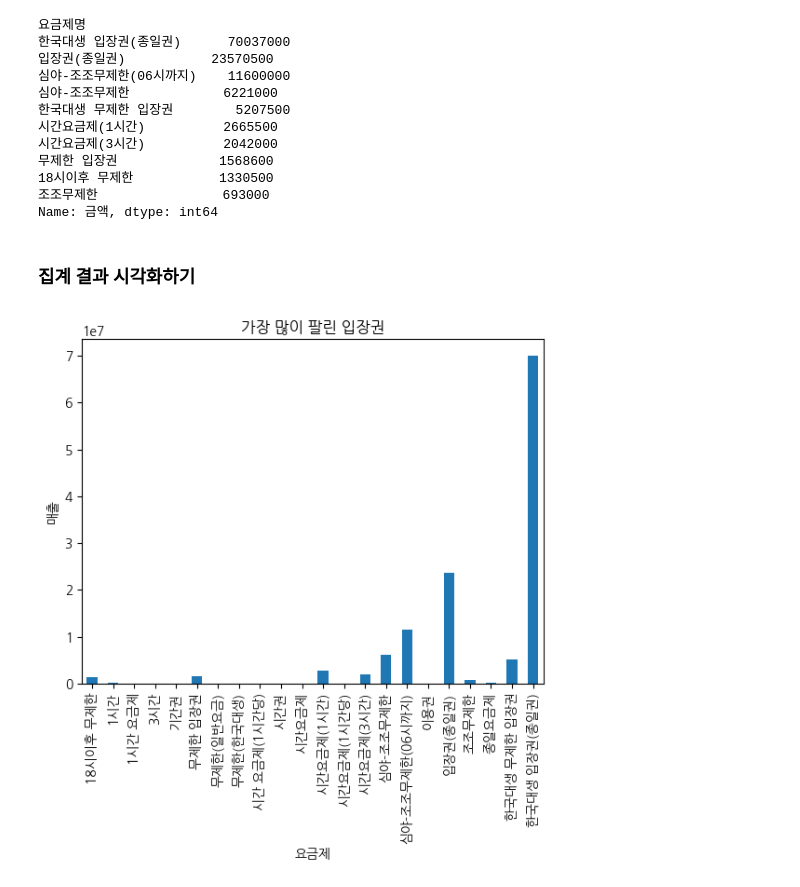
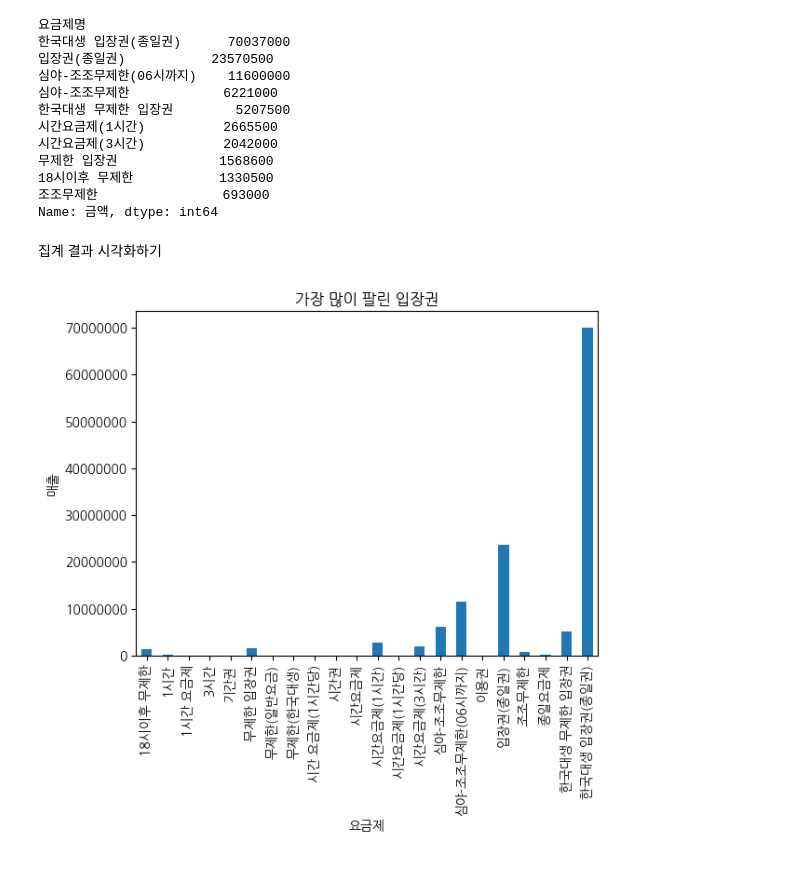
Before and after one commit to JibingJung/AIFFEL_online2nd, a Jupyter notebook: [E-01]modu_cafe_data_analysis.ipynb, the cells around one changed output. Cells and saved outputs as stored; diff of their text form; code cells hidden in the pictures.

```diff
--- a/[E-01]modu_cafe_data_analysis.ipynb
+++ b/[E-01]modu_cafe_data_analysis.ipynb
@@ -269,13 +304,15 @@ tickets.sort_values(ascending=False)[:10]
 조조무제한                693000
 Name: 금액, dtype: int64
 # %% [markdown]
-### 집계 결과 시각화하기
+집계 결과 시각화하기
 # %%
 ax = tickets.plot(kind='bar')
+
+plt.ticklabel_format(axis='y',useOffset=False, style='plain') # 출처 참고
 
 plt.title('가장 많이 팔린 입장권')
 plt.xlabel('요금제')
 plt.ylabel('매출')
 plt.show()
 # %% [output]
-[figure, old version]
+[figure, new version]
```
Also changed, not shown: parts of 66 cells of this notebook.
